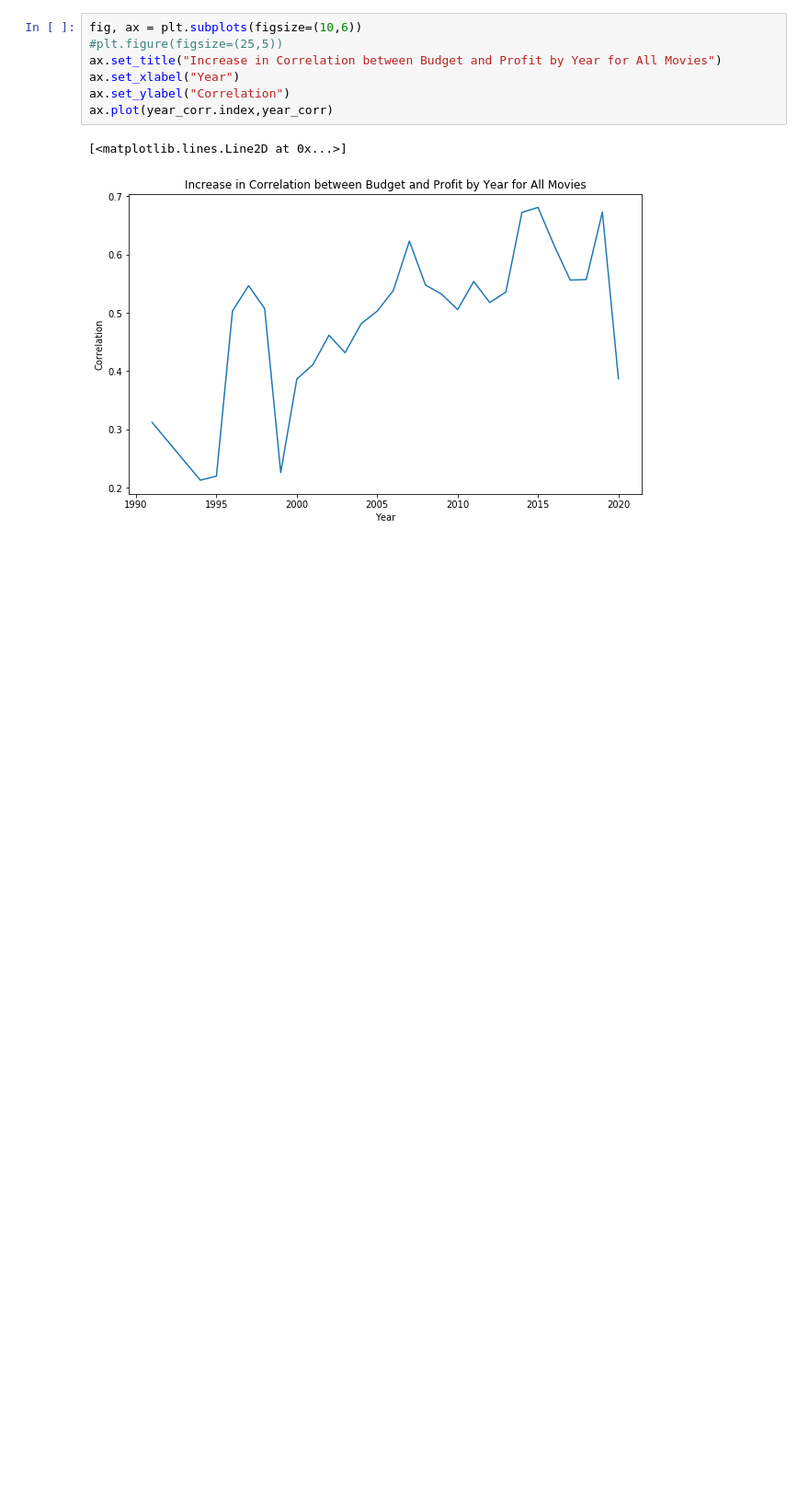
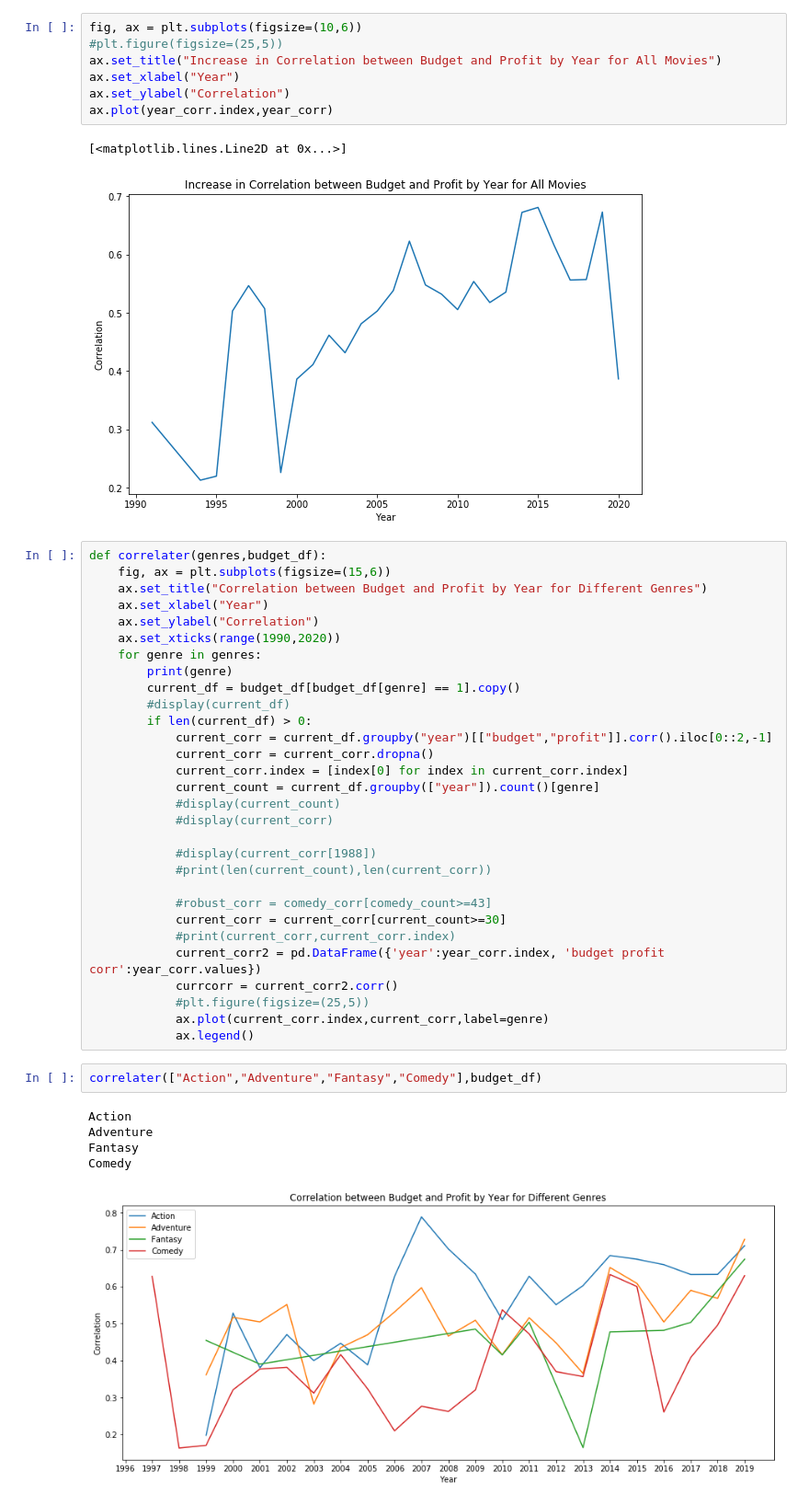
Before and after one commit to learn-co-students/dsc-mod-1-project-v2-1-nyc01-dtsc-ft-080320, a Jupyter notebook: eda.ipynb, the cells around one changed output. Shown: that part at 92% size. Drawn from its saved outputs; the diff is of its cells as text; blank space fills up the shorter version.

Commit message:
made a function for corr^2

```diff
--- a/eda.ipynb
+++ b/eda.ipynb
@@ -199,3 +237,41 @@ ax.plot(year_corr.index,year_corr)
 # %% [output]
 [<matplotlib.lines.Line2D at 0x...>]
 [figure]
+# %%
+def correlater(genres,budget_df):
+    fig, ax = plt.subplots(figsize=(15,6))
+    ax.set_title("Correlation between Budget and Profit by Year for Different Genres")
+    ax.set_xlabel("Year")
+    ax.set_ylabel("Correlation")
+    ax.set_xticks(range(1990,2020))
+    for genre in genres:
+        print(genre)
+        current_df = budget_df[budget_df[genre] == 1].copy()
+        #display(current_df)
+        if len(current_df) > 0:
+            current_corr = current_df.groupby("year")[["budget","profit"]].corr().iloc[0::2,-1]
+            current_corr = current_corr.dropna()
+            current_corr.index = [index[0] for index in current_corr.index]
+            current_count = current_df.groupby(["year"]).count()[genre]
+            #display(current_count)
+            #display(current_corr)
+
+            #display(current_corr[1988])
+            #print(len(current_count),len(current_corr))
+
+            #robust_corr = comedy_corr[comedy_count>=43]
+            current_corr = current_corr[current_count>=30]
+            #print(current_corr,current_corr.index)
+            current_corr2 = pd.DataFrame({'year':year_corr.index, 'budget profit corr':year_corr.values})
+            currcorr = current_corr2.corr()
+            #plt.figure(figsize=(25,5))
+            ax.plot(current_corr.index,current_corr,label=genre)
+            ax.legend()
+# %%
+correlater(["Action","Adventure","Fantasy","Comedy"],budget_df)
+# %% [output]
+Action
+Adventure
+Fantasy
+Comedy
+[figure, added]
```
Also changed, not shown: parts of 2 cells of this notebook.
